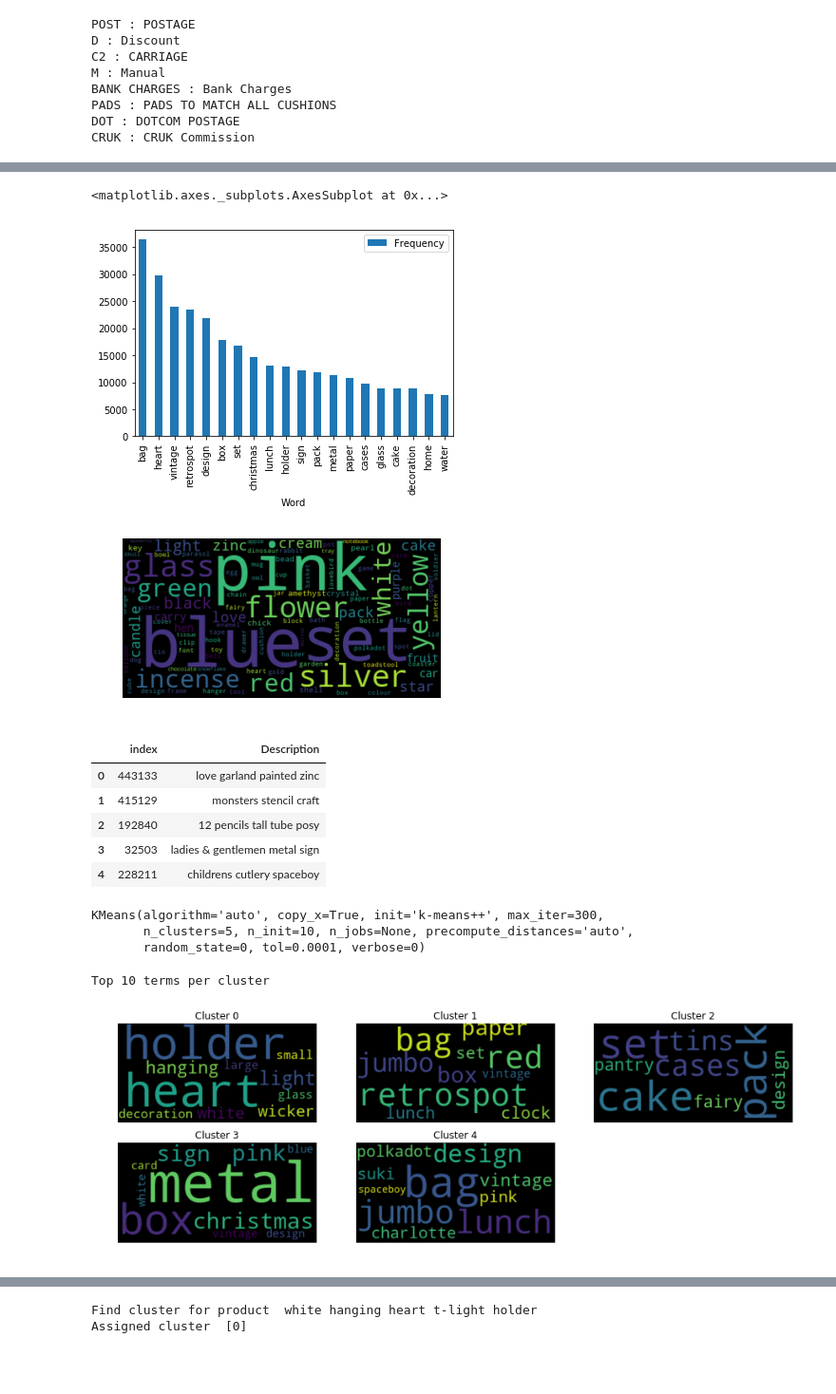
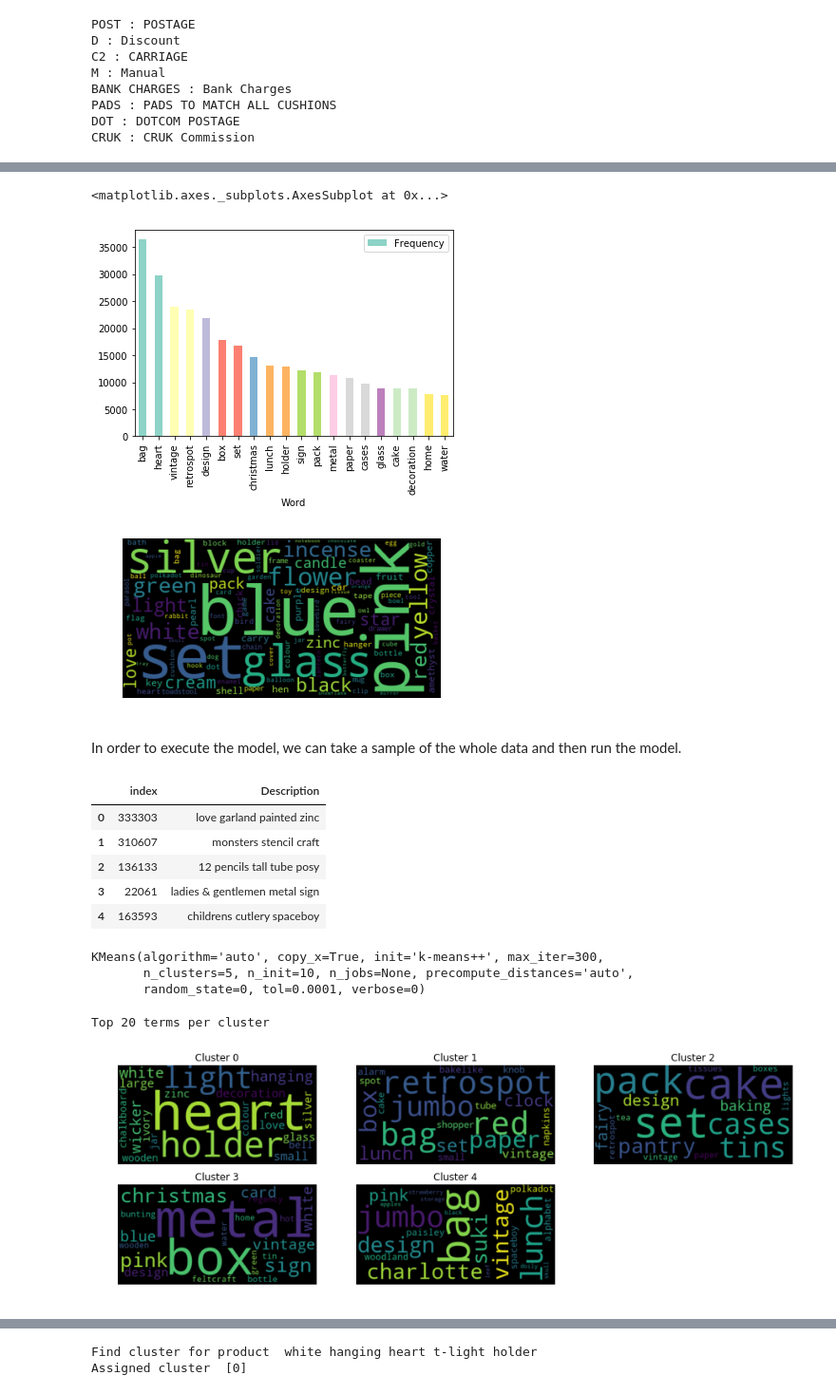
Before and after one commit to rootstrap/datasciene-ecommerce, a Jupyter notebook: clustering.ipynb, the cells around one changed output, grey strips where cells are left out. Shown: that part at 95% size. Drawn from its saved outputs; the diff is of its cells as text; code cells hidden in the pictures; blank space fills up the shorter version.

```diff
--- a/clustering.ipynb
+++ b/clustering.ipynb
@@ -38,0 +27,2 @@ See the caveats in the documentation: http://pandas.pydata.org/pandas-docs/stabl
+# %%
+df = pd.read_csv("cleaned_data.csv", encoding="ISO-8859-1")
@@ -316,5 +326,4 @@ CRUK : CRUK Commission
 # %%
-import nltk
 df['Description'] = df['Description'].str.lower()
 a = df['Description'].str.cat(sep=" ")
 words = nltk.tokenize.word_tokenize(a)
@@ -322,12 +331,12 @@ words = [word for (word, pos) in nltk.pos_tag(words) if pos[:2]=='NN']
 word_dist = nltk.FreqDist(words)
 words = pd.DataFrame(word_dist.items(), columns=['Word', 'Frequency'])
 words.sort_values(by='Frequency', ascending=False, inplace=True)
-words[['Word','Frequency']].head(20).plot.bar(x='Word', y='Frequency', rot=90)
+colors = cm.get_cmap('Set3', 20).colors
+words[['Word','Frequency']].head(20).plot.bar(x='Word', y='Frequency', rot=90, color=colors)
 # %% [output]
 <matplotlib.axes._subplots.AxesSubplot at 0x...>
-[figure, old version]
+[figure, new version]
 # %%
-import matplotlib.pyplot as plt
 def generate_plot(ax, text, max_words=1000):
     wordcloud = WordCloud(max_words=max_words).generate(text)
     ax.imshow(wordcloud, interpolation='bilinear')
@@ -340,15 +349,17 @@ ax = fig.add_subplot(111)
 ax = generate_plot(ax, text, 100)
 plt.show()
 # %% [output]
-[figure, old version]
+[figure, new version]
+# %% [markdown]
+In order to execute the model, we can take a sample of the whole data and then run the model.
 # %%
 df_sample = df['Description'].sample(frac=0.5, random_state=1).reset_index()
 df_sample.head()
 # %% [output]
 |  | index | Description |
-| 0 | 443133 | love garland painted zinc |
-| 1 | 415129 | monsters stencil craft |
-| 2 | 192840 | 12 pencils tall tube posy |
-| 3 | 32503 | ladies & gentlemen metal sign |
-| 4 | 228211 | childrens cutlery spaceboy |
+| 0 | 333303 | love garland painted zinc |
+| 1 | 310607 | monsters stencil craft |
+| 2 | 136133 | 12 pencils tall tube posy |
+| 3 | 22061 | ladies & gentlemen metal sign |
+| 4 | 163593 | childrens cutlery spaceboy |
 # %%
@@ -367,31 +376,29 @@ KMeans(algorithm='auto', copy_x=True, init='k-means++', max_iter=300,
 # %%
 # get the clusters centers and order them
 # .argsort()[:, ::-1] line converts each centroid into a sorted
 # list of the columns most relevant words
-order_centroids = kmeans_model.cluster_centers_.argsort()[:, ::-1]
-terms = vectorizer.get_feature_names()
-top_n = 10
+top_n = 20
 print("Top {} terms per cluster".format(top_n))
-order_centroids = kmeans_model.cluster_centers_.argsort()[:, ::-1]
-terms = vectorizer.get_feature_names()
+centroids = kmeans_model.cluster_centers_.argsort()[:, ::-1]
+feature_names = vectorizer.get_feature_names()
 n = int(n_clusters/2) +1
 fig, axs = plt.subplots(2, n, figsize=(15,5))
 x = 0
 y = 0
-terms_vectorize = np.vectorize(lambda x: terms[x])
+terms_vectorize = np.vectorize(lambda x: feature_names[x])
 for i in range(n_clusters):
-    text = " ".join(word for word in terms_vectorize(order_centroids[i, :top_n]))
+    text = " ".join(word for word in terms_vectorize(centroids[i, :top_n]))
     axs[x,y] = generate_plot(axs[x,y], text, 100)
     axs[x,y].set_title("Cluster " + str(i))
     y_aux = (y+1)%n
     if (y_aux < y):
         x = (x+1)%2
     y = y_aux
 
 for ax in axs:
     for d in ax:
         d.axis("off")
 plt.show()
 # %% [output]
-Top 10 terms per cluster
+Top 20 terms per cluster
-[figure, old version]
+[figure, new version]
```
Also changed, not shown: parts of 28 cells of this notebook, 6 other files.
